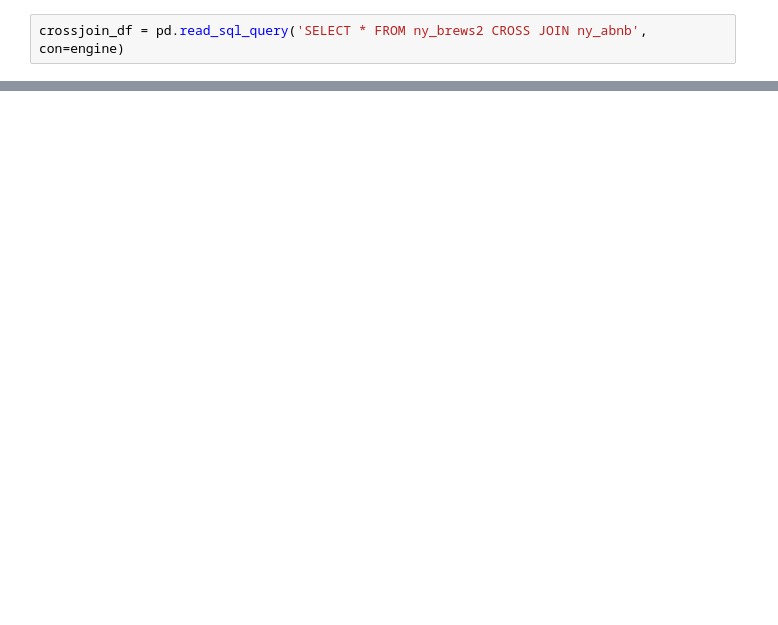
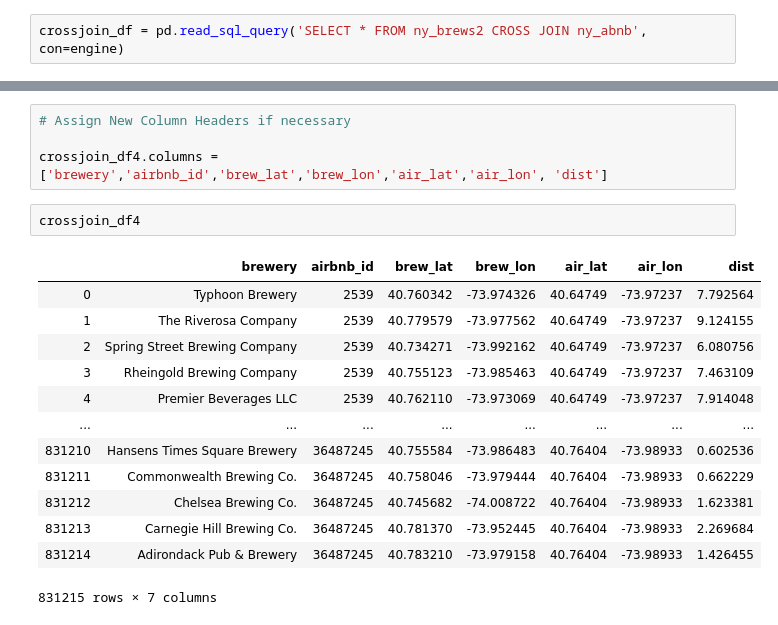
Before and after one commit to Kenneth-Edwards/ETL-Project_Brewery-Tour, a Jupyter notebook: ETL_PROJECT_Jupyter_geocoding.ipynb, the cells around one changed output, grey strips where cells are left out. Drawn from its saved outputs; the diff is of its cells as text; blank space fills up the shorter version.

```diff
--- a/ETL_PROJECT_Jupyter_geocoding.ipynb
+++ b/ETL_PROJECT_Jupyter_geocoding.ipynb
@@ -283,0 +476,20 @@ print(distance(lat1, lat2, lon1, lon2), "Miles")
+# %%
+# Assign New Column Headers if necessary
+
+crossjoin_df4.columns = ['brewery','airbnb_id','brew_lat','brew_lon','air_lat','air_lon', 'dist']
+# %%
+crossjoin_df4
+# %% [output]
+|  | brewery | airbnb_id | brew_lat | brew_lon | air_lat | air_lon | dist |
+| 0 | Typhoon Brewery | 2539 | 40.760342 | -73.974326 | 40.64749 | -73.97237 | 7.792564 |
+| 1 | The Riverosa Company | 2539 | 40.779579 | -73.977562 | 40.64749 | -73.97237 | 9.124155 |
+| 2 | Spring Street Brewing Company | 2539 | 40.734271 | -73.992162 | 40.64749 | -73.97237 | 6.080756 |
+| 3 | Rheingold Brewing Company | 2539 | 40.755123 | -73.985463 | 40.64749 | -73.97237 | 7.463109 |
+| 4 | Premier Beverages LLC | 2539 | 40.762110 | -73.973069 | 40.64749 | -73.97237 | 7.914048 |
+| ... | ... | ... | ... | ... | ... | ... | ... |
+| 831210 | Hansens Times Square Brewery | 36487245 | 40.755584 | -73.986483 | 40.76404 | -73.98933 | 0.602536 |
+| 831211 | Commonwealth Brewing Co. | 36487245 | 40.758046 | -73.979444 | 40.76404 | -73.98933 | 0.662229 |
+| 831212 | Chelsea Brewing Co. | 36487245 | 40.745682 | -74.008722 | 40.76404 | -73.98933 | 1.623381 |
+| 831213 | Carnegie Hill Brewing Co. | 36487245 | 40.781370 | -73.952445 | 40.76404 | -73.98933 | 2.269684 |
+| 831214 | Adirondack Pub & Brewery | 36487245 | 40.783210 | -73.979158 | 40.76404 | -73.98933 | 1.426455 |
+831215 rows × 7 columns
```
Also changed, not shown: parts of 72 cells of this notebook, 2 other files.
